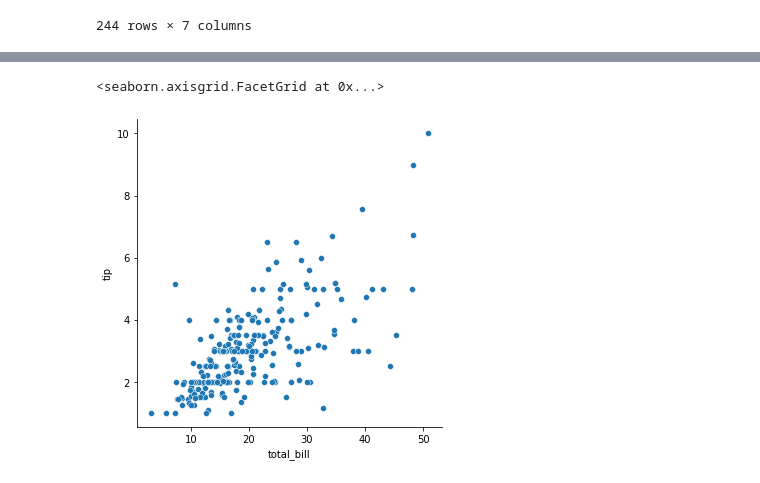
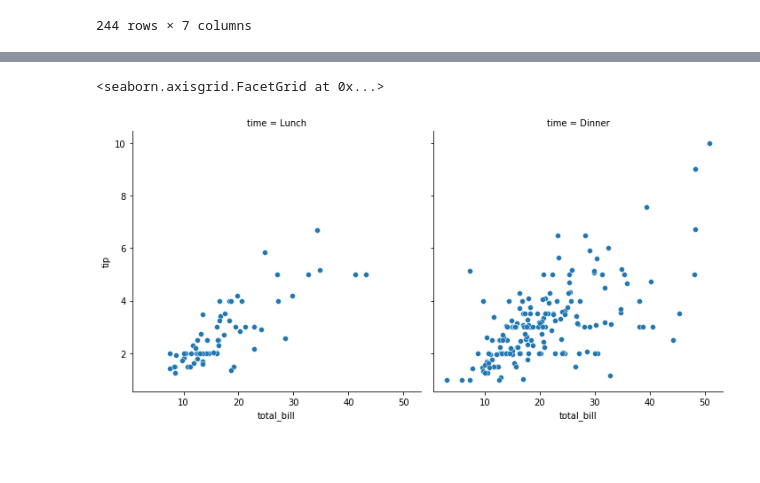
Before and after one commit to nileshjd2202/Data-Science, a Jupyter notebook: python/Seaborn.ipynb, the cells around one changed output, grey strips where cells are left out. Cells and saved outputs as stored; diff of their text form; code cells hidden in the pictures; blank space fills up the shorter version.

```diff
--- a/python/Seaborn.ipynb
+++ b/python/Seaborn.ipynb
@@ -27,5 +77,5 @@ df
 # %%
-sns.relplot(x='total_bill',y='tip', data=df)
+sns.relplot(x='total_bill', y='tip', col='time', data=df)
 # %% [output]
 <seaborn.axisgrid.FacetGrid at 0x...>
-[figure, old version]
+[figure, new version]
```
Also changed, not shown: parts of 13 cells of this notebook.
